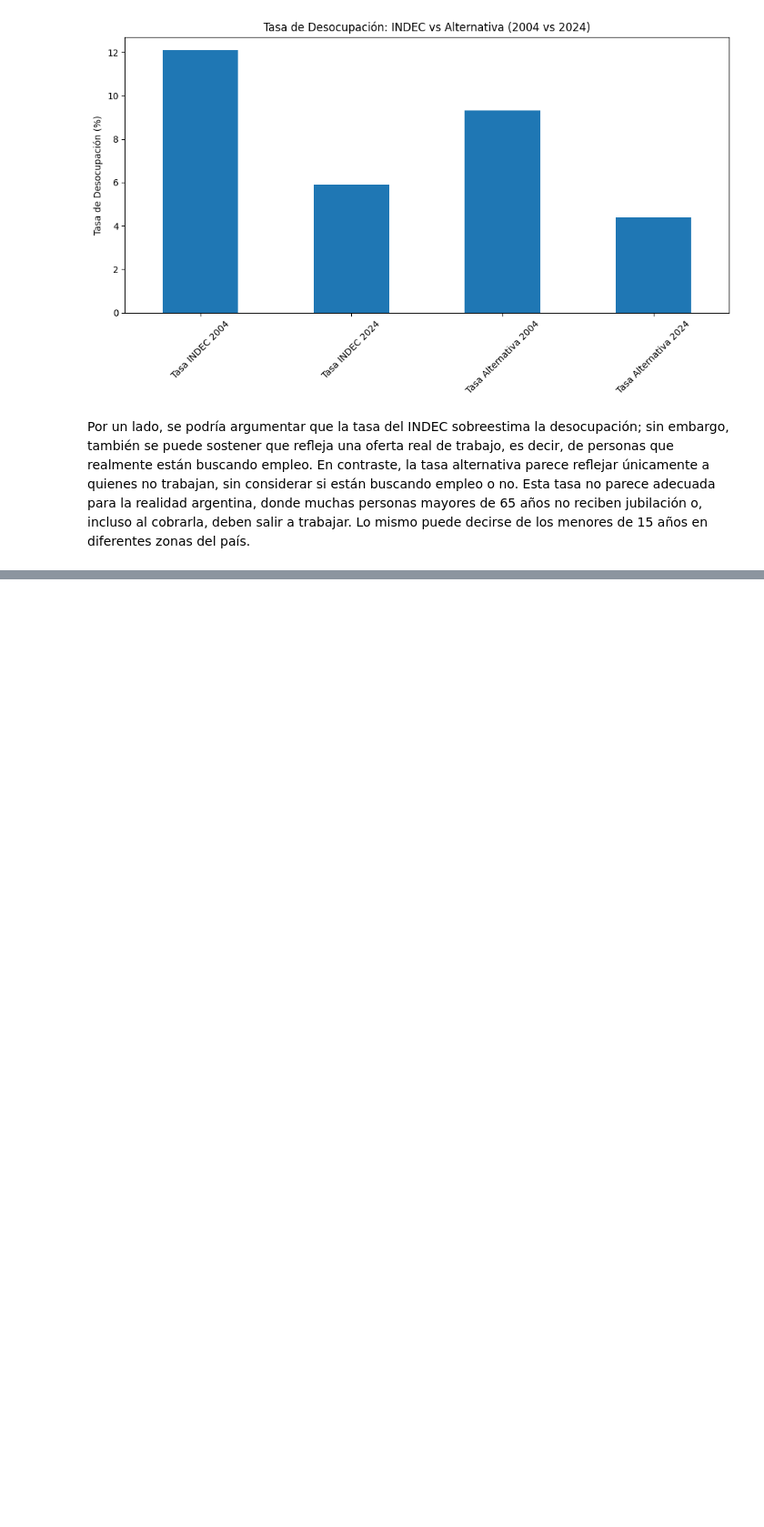
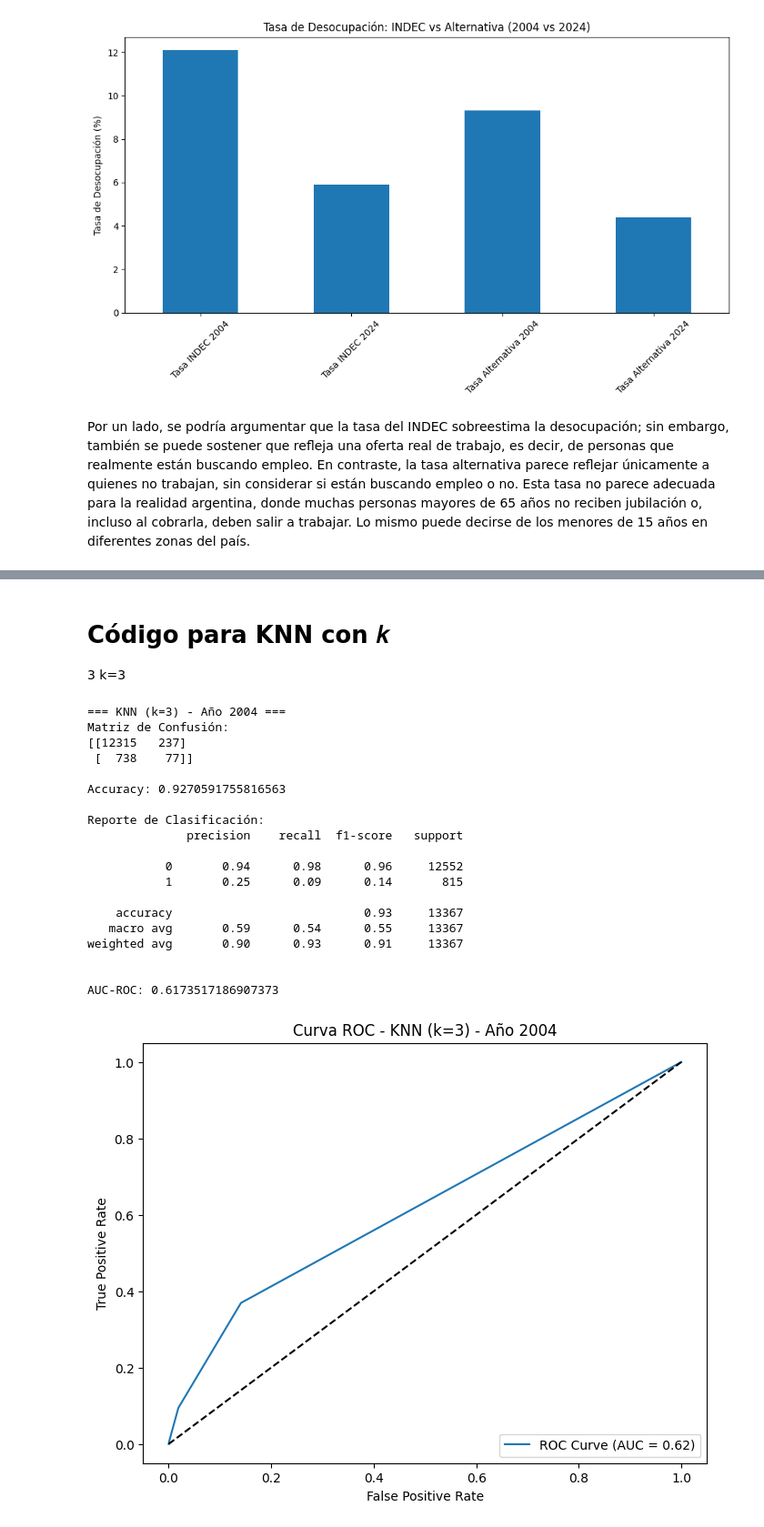
Before and after one commit to JorgeJimenezT/Big-Data-UBA---Jimenez-Menendez-Nunez, a Jupyter notebook: TP3/Tp3.ipynb, the cells around one changed output, grey strips where cells are left out. Shown at 91% size. Saved outputs shown, nothing was run; the diff lists cells and outputs as text; code cells hidden in the pictures; blank space fills up the shorter version.

```diff
--- a/TP3/Tp3.ipynb
+++ b/TP3/Tp3.ipynb
@@ -720,0 +1079,75 @@ En contraste, la tasa alternativa parece reflejar únicamente a quienes no traba
+# %% [markdown]
+Código para KNN con
+𝑘
+=
+3
+k=3
+# %%
+# Importar bibliotecas necesarias
+from sklearn.neighbors import KNeighborsClassifier
+from sklearn.metrics import confusion_matrix, roc_curve, auc, accuracy_score, classification_report
+import matplotlib.pyplot as plt
+
+# Función para entrenar y evaluar el modelo KNN
+def evaluate_knn(X_train, y_train, X_test, y_test, year, k=3):
+    model = KNeighborsClassifier(n_neighbors=k)
+    model.fit(X_train, y_train)
+
+    # Predicciones
+    y_pred = model.predict(X_test)
+    y_prob = model.predict_proba(X_test)[:, 1] if hasattr(model, "predict_proba") else None
+
+    # Métricas
+    cm = confusion_matrix(y_test, y_pred)
+    acc = accuracy_score(y_test, y_pred)
+    if y_prob is not None:
+        fpr, tpr, _ = roc_curve(y_test, y_prob)
+        roc_auc = auc(fpr, tpr)
+    else:
+        roc_auc = None
+
+    # Reporte
+    print(f"\n=== KNN (k={k}) - Año {year} ===")
+    print("Matriz de Confusión:")
+    print(cm)
+    print("\nAccuracy:", acc)
+    print("\nReporte de Clasificación:")
+    print(classification_report(y_test, y_pred))
+    if roc_auc is not None:
+        print("\nAUC-ROC:", roc_auc)
+
+    # Gráfica de Curva ROC
+    if roc_auc is not None:
+        plt.figure(figsize=(8, 6))
+        plt.plot(fpr, tpr, label=f'ROC Curve (AUC = {roc_auc:.2f})')
+        plt.plot([0, 1], [0, 1], 'k--')
+        plt.xlabel('False Positive Rate')
+        plt.ylabel('True Positive Rate')
+        plt.title(f'Curva ROC - KNN (k={k}) - Año {year}')
+        plt.legend(loc='lower right')
+        plt.show()
+
+# Evaluar para 2004 y 2024
+evaluate_knn(X_train_2004, y_train_2004, X_test_2004, y_test_2004, year=2004, k=3)
+evaluate_knn(X_train_2024, y_train_2024, X_test_2024, y_test_2024, year=2024, k=3)
+# %% [output]
+=== KNN (k=3) - Año 2004 ===
+Matriz de Confusión:
+[[12315   237]
+ [  738    77]]
+
+Accuracy: 0.9270591755816563
+
+Reporte de Clasificación:
+              precision    recall  f1-score   support
+
+           0       0.94      0.98      0.96     12552
+           1       0.25      0.09      0.14       815
+
+    accuracy                           0.93     13367
+   macro avg       0.59      0.54      0.55     13367
+weighted avg       0.90      0.93      0.91     13367
+
+
+AUC-ROC: 0.6173517186907373
+[figure, added]
```
Also changed, not shown: parts of 23 cells of this notebook.
